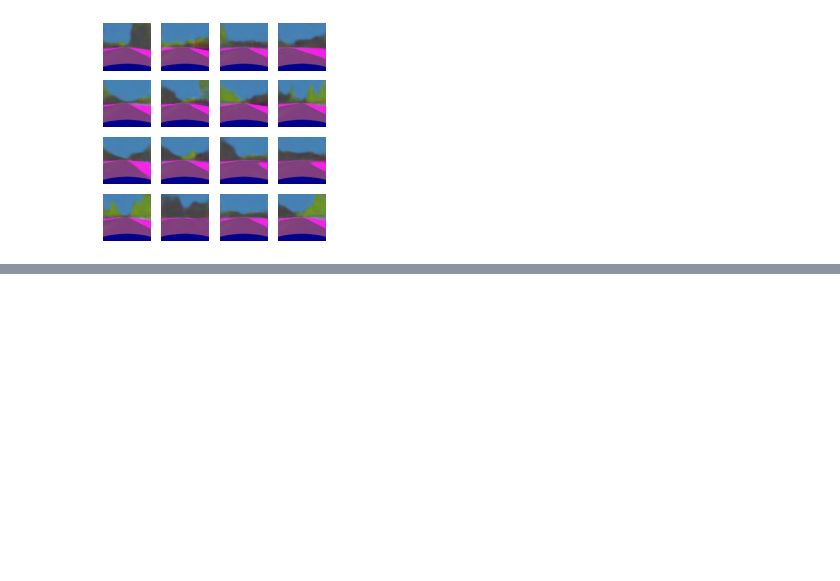
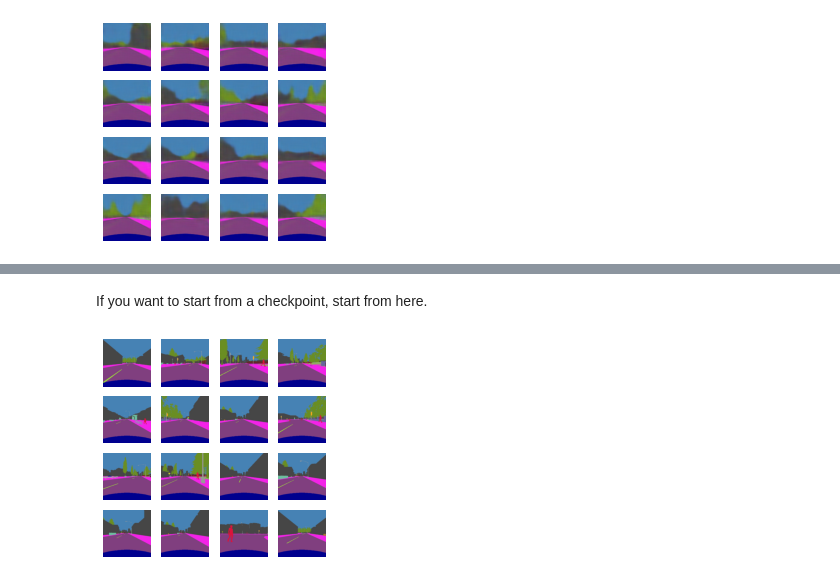
Before and after one commit to AlirezaAK2000/Bsc-Project, a Jupyter notebook: vae.ipynb, the cells around one changed output, grey strips where cells are left out. Cells and saved outputs as stored; diff of their text form; code cells hidden in the pictures; blank space fills up the shorter version.

```diff
--- a/vae.ipynb
+++ b/vae.ipynb
@@ -148,3 +150,5 @@ plt.show()
 # %%
 current_time = datetime.datetime.now().strftime("%Y%m%d-%H%M%S")
 model.save_weights(f"checkpoints/vae{current_time}/checkpoint")
+# %% [markdown]
+If you want to start from a checkpoint, start from here.
@@ -150,0 +162,16 @@ model.save_weights(f"checkpoints/vae{current_time}/checkpoint")
+# %%
+num_examples_to_generate = 16
+assert test_dataset.batch_size >= num_examples_to_generate
+for test_batch in test_dataset[10]:
+    test_sample = test_batch[0:num_examples_to_generate, :, :, :]
+fig = plt.figure(figsize=(4, 4))
+for i in range(test_sample.shape[0]):
+    plt.subplot(4, 4, i + 1)
+    plt.imshow(test_sample[i, :, :, :])
+    plt.axis('off')
+
+    # tight_layout minimizes the overlap between 2 sub-plots
+plt.savefig('real.png')
+plt.show()
+# %% [output]
+[figure, added]
```
Also changed, not shown: parts of 12 cells of this notebook, 6 other files.
